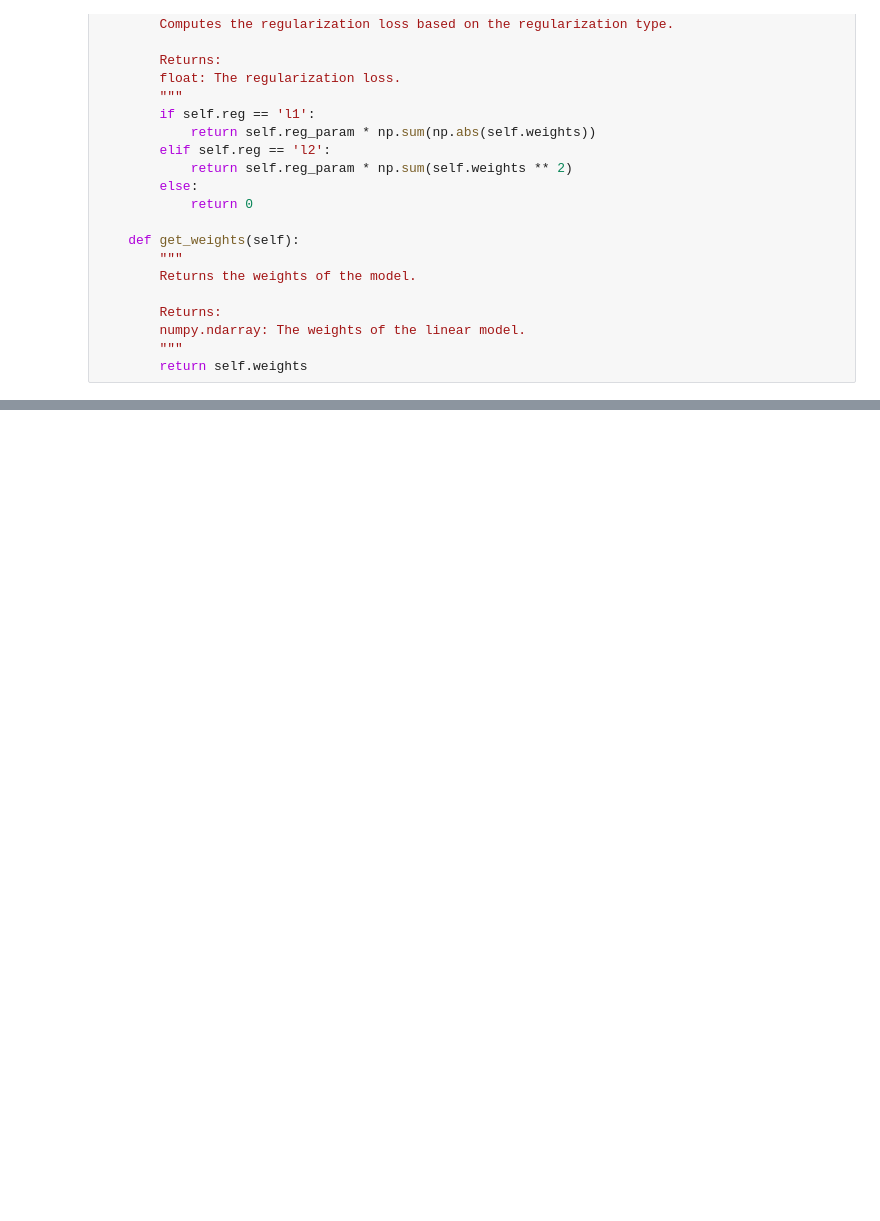
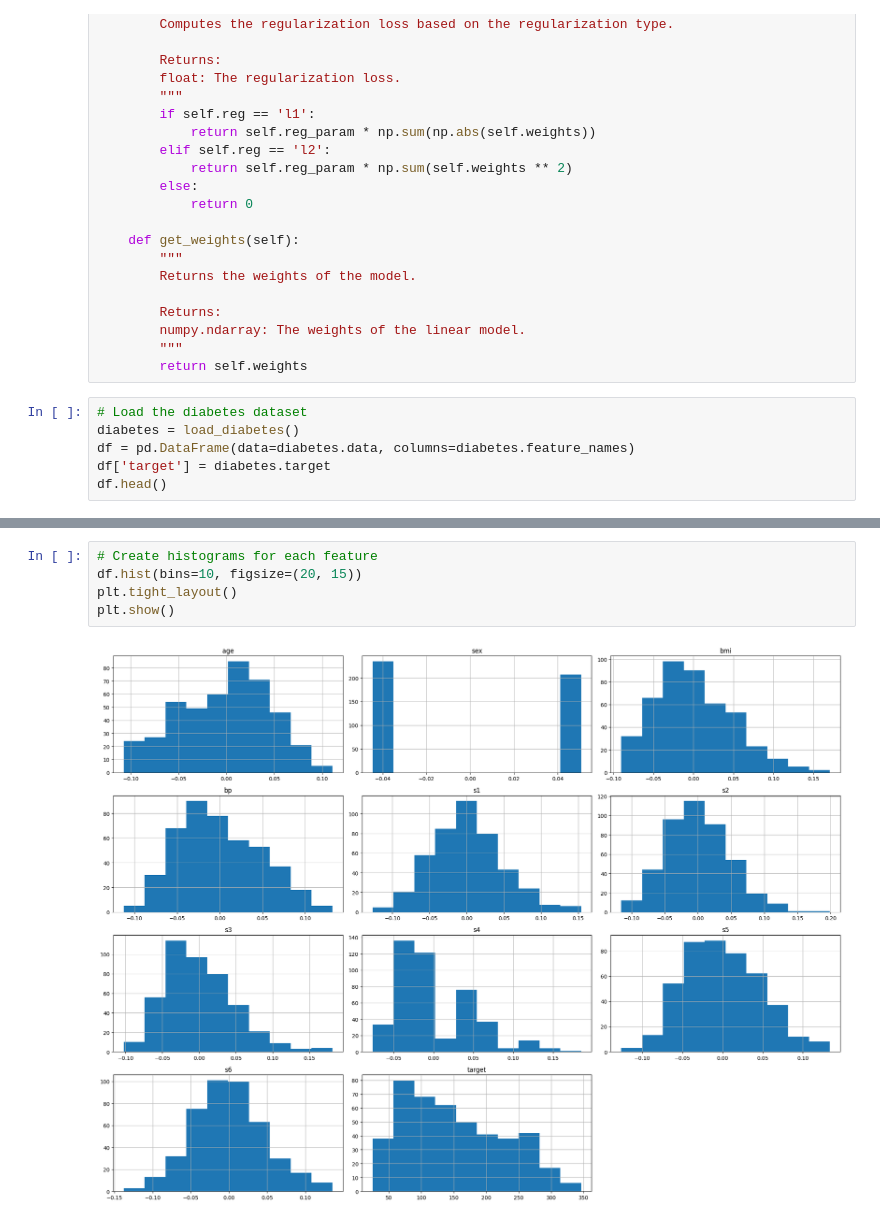
Before and after one commit to ChristianLin0420/AI-Fundamental-Projects, a Jupyter notebook: Stochastic Gradient Descent.ipynb, the cells around one changed output, grey strips where cells are left out. Drawn from its saved outputs; the diff is of its cells as text; blank space fills up the shorter version.

```diff
--- a/Stochastic Gradient Descent.ipynb
+++ b/Stochastic Gradient Descent.ipynb
@@ -122,3 +120,9 @@ class SGDRegressor:
         numpy.ndarray: The weights of the linear model.
         """
         return self.weights
+# %%
+# Load the diabetes dataset
+diabetes = load_diabetes()
+df = pd.DataFrame(data=diabetes.data, columns=diabetes.feature_names)
+df['target'] = diabetes.target
+df.head()
@@ -124,0 +136,7 @@ class SGDRegressor:
+# %%
+# Create histograms for each feature
+df.hist(bins=10, figsize=(20, 15))
+plt.tight_layout()
+plt.show()
+# %% [output]
+[figure, added]
```
Also changed, not shown: parts of 7 cells of this notebook.
